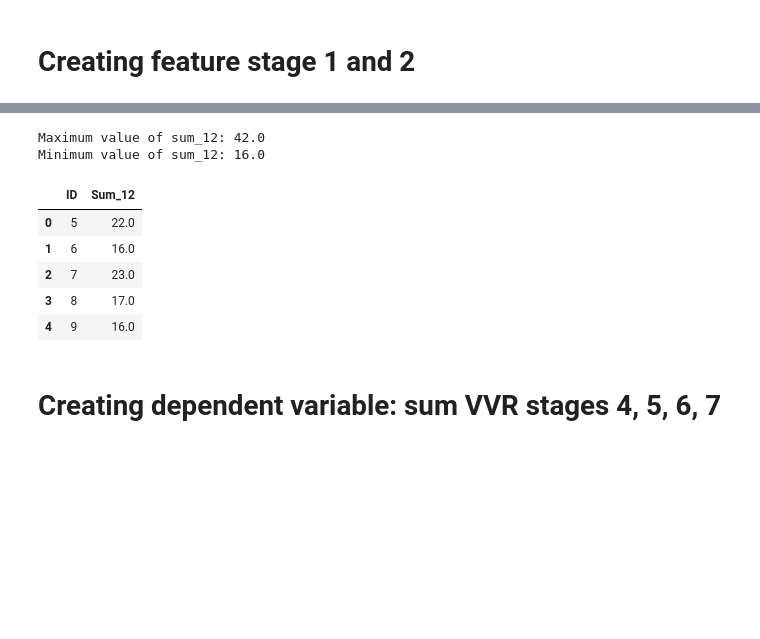
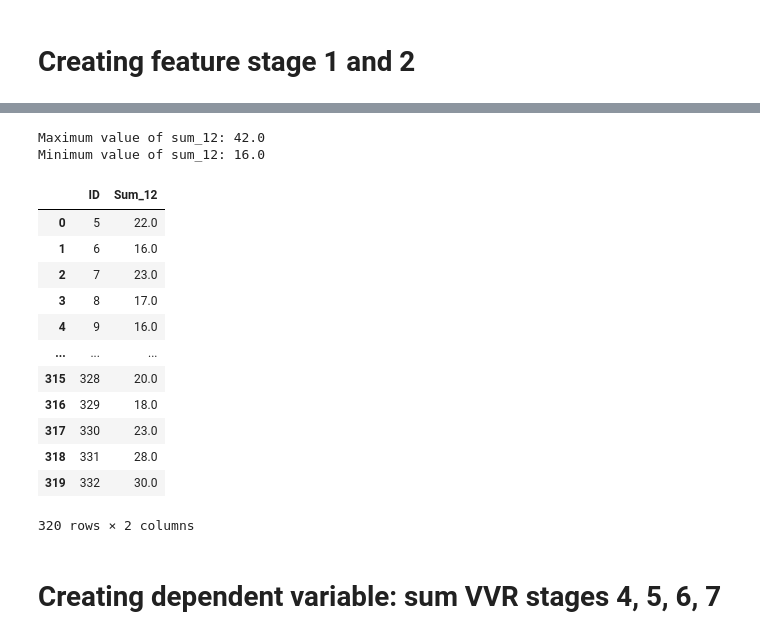
Before and after one commit to DionneSpaltman/predicting_VVR, a Jupyter notebook: processing/donor_info/preprocessing_donorinfo.ipynb, the cells around one changed output, grey strips where cells are left out. Cells and saved outputs as stored; diff of their text form; code cells hidden in the pictures; blank space fills up the shorter version.

```diff
--- a/processing/donor_info/preprocessing_donorinfo.ipynb
+++ b/processing/donor_info/preprocessing_donorinfo.ipynb
@@ -8,5 +10,5 @@ First we load the data.
 # %%
-path_name = '/Users/dionnespaltman/Desktop/V4/VVR_measurements/VVR_measurements.csv'
-VVR_measurements = pd.read_csv(path_name)
-VVR_measurements.rename(columns={'Unnamed: 0': 'Index'}, inplace=True)
+path_name = '/Users/dionnespaltman/Desktop/V5/raw_donor_info.csv'
+raw_donor_info = pd.read_csv(path_name)
+raw_donor_info.rename(columns={'Unnamed: 0': 'Index'}, inplace=True)
 # %%
@@ -32,15 +34,15 @@ We'll make the sum scores.
 # %%
 # Sum the specified measurements to create the new column
-VVR_measurements['Sum_VVR'] = VVR_measurements[['Faintness', 'Dizziness', 'Weakness', 'Lightheadedness', 'Fear', 'Tension', 'Stress', 'Nervousness']].sum(axis=1, skipna=True)
+raw_donor_info['Sum_VVR'] = raw_donor_info[['Faintness', 'Dizziness', 'Weakness', 'Lightheadedness', 'Fear', 'Tension', 'Stress', 'Nervousness']].sum(axis=1, skipna=True)
 
 # Get the maximum and minimum values of the sum_VVR column
-max_sum_VVR = VVR_measurements['Sum_VVR'].max()
-min_sum_VVR = VVR_measurements['Sum_VVR'].min()
+max_sum_VVR = raw_donor_info['Sum_VVR'].max()
+min_sum_VVR = raw_donor_info['Sum_VVR'].min()
 
 print("Maximum value of sum_VVR:", max_sum_VVR)
 print("Minimum value of sum_VVR:", min_sum_VVR)
 
-display(VVR_measurements.head(5))
+display(raw_donor_info)
 # %% [output]
 Maximum value of sum_VVR: 40.0
 Minimum value of sum_VVR: 8.0
@@ -56,31 +66,37 @@ Minimum value of sum_VVR: 8.0
 # %%
-# Filter rows where Stage is 1 or 2
-VVR_measurements_filtered = VVR_measurements[VVR_measurements['Stage'].isin([1, 2])]
+temp = raw_donor_info[raw_donor_info['Stage'].isin([1, 2])]
 
 # Group by ID and calculate the sum of sum_VVR
-VVR_scores = VVR_measurements_filtered.groupby('ID')['Sum_VVR'].sum().reset_index()
+VVR_scores = temp.groupby('ID')['Sum_VVR'].sum().reset_index()
 
 # Rename the column to sum_12
 VVR_scores.rename(columns={'Sum_VVR': 'Sum_12'}, inplace=True)
 
 # Get the maximum and minimum values of the sum_VVR column
 max_sum_VVR = VVR_scores['Sum_12'].max()
 min_sum_VVR = VVR_scores['Sum_12'].min()
 
 print("Maximum value of sum_12:", max_sum_VVR)
 print("Minimum value of sum_12:", min_sum_VVR)
 
 # Now sum_12 DataFrame contains ID and the sum of sum_VVR for Stage 1 or 2
-display(VVR_scores.head(5))
+display(VVR_scores)
 # %% [output]
 Maximum value of sum_12: 42.0
 Minimum value of sum_12: 16.0
 |  | ID | Sum_12 |
 | 0 | 5 | 22.0 |
 | 1 | 6 | 16.0 |
 | 2 | 7 | 23.0 |
 | 3 | 8 | 17.0 |
 | 4 | 9 | 16.0 |
+| ... | ... | ... |
+| 315 | 328 | 20.0 |
+| 316 | 329 | 18.0 |
+| 317 | 330 | 23.0 |
+| 318 | 331 | 28.0 |
+| 319 | 332 | 30.0 |
+320 rows × 2 columns
 # %% [markdown]
 # Creating dependent variable: sum VVR stages 4, 5, 6, 7
 # %%
```
Also changed, not shown: parts of 17 cells of this notebook.
